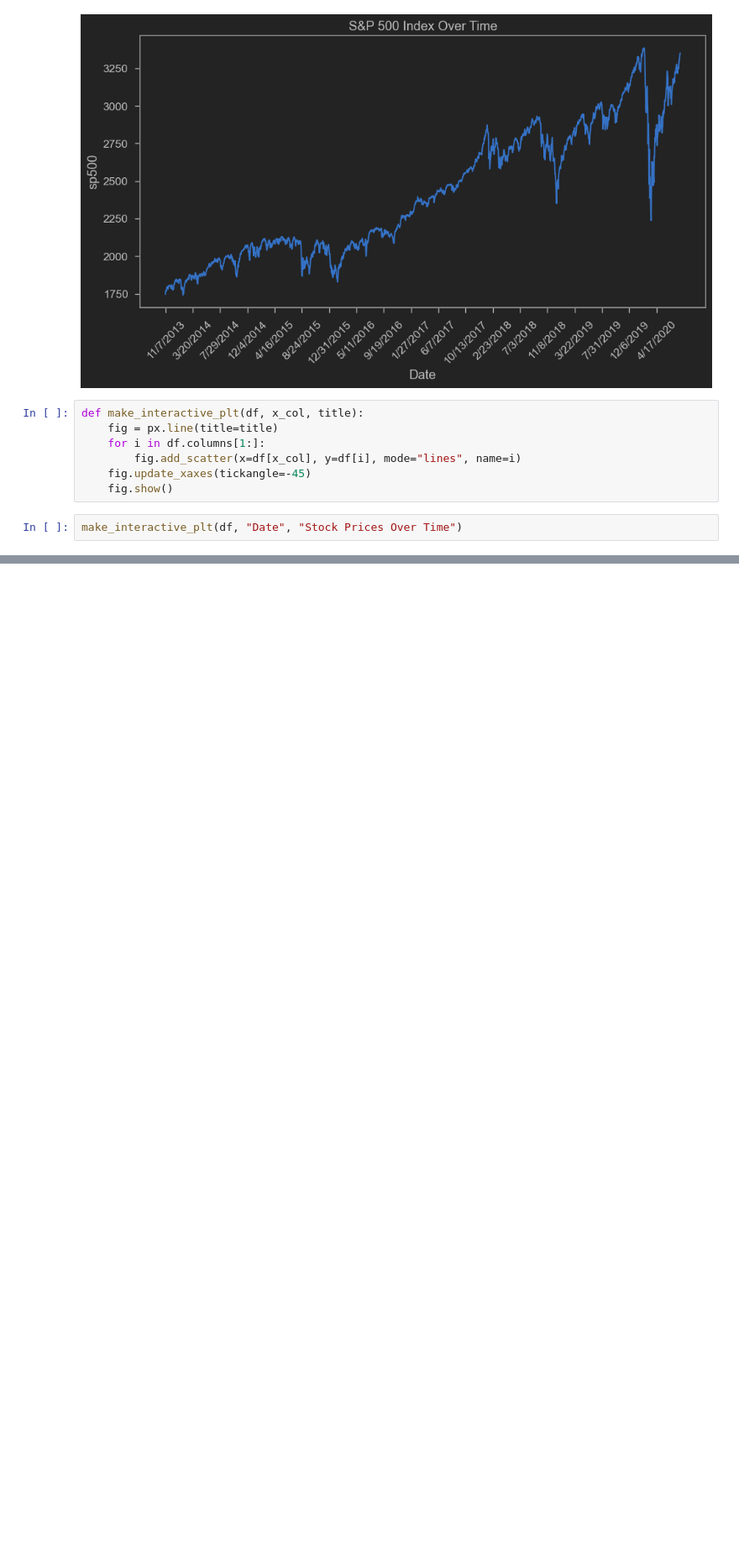
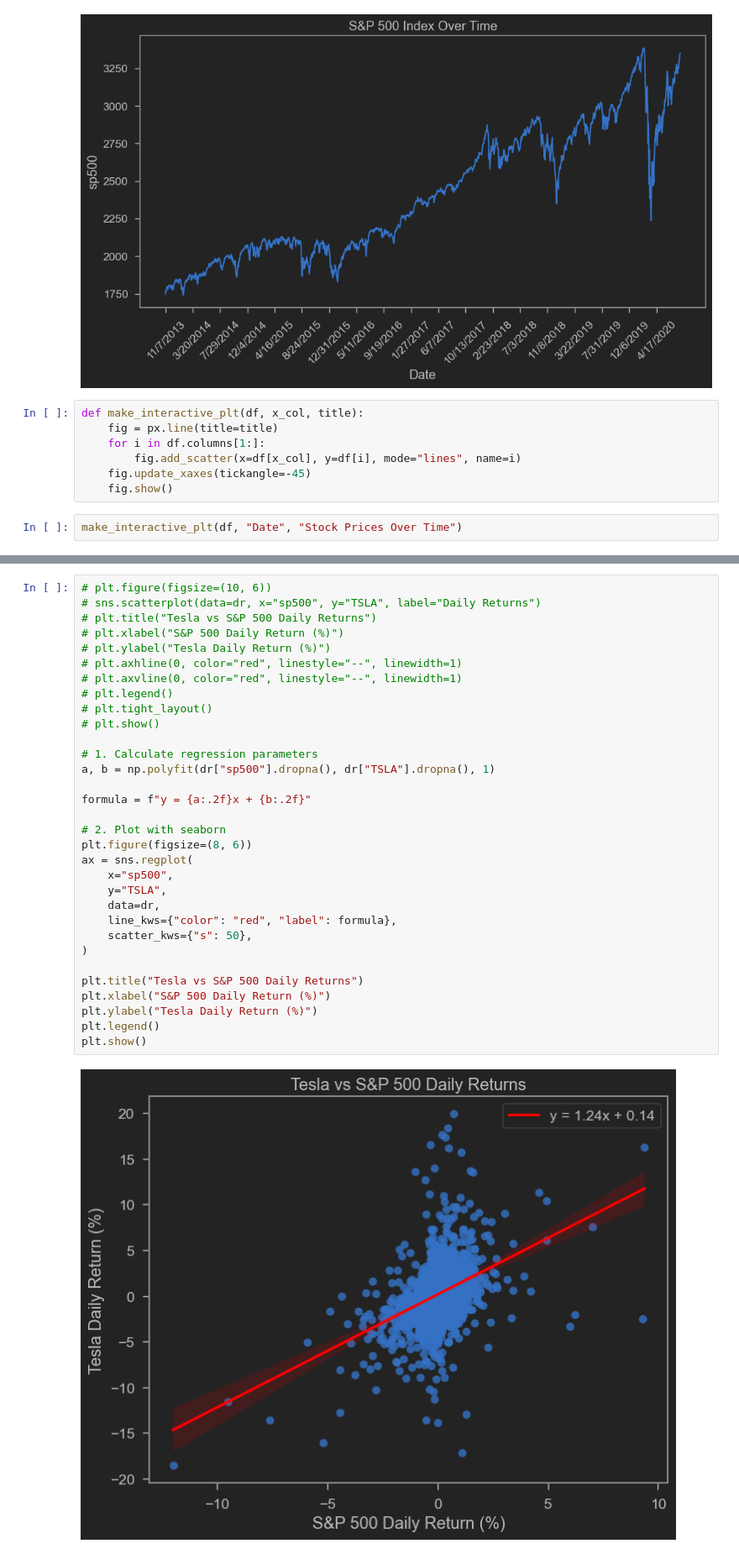
Before and after one commit to pete-rodrigue/capm-model, a Jupyter notebook: capm.ipynb, the cells around one changed output, grey strips where cells are left out. Shown at 84% size. Saved outputs shown, nothing was run; the diff lists cells and outputs as text; blank space fills up the shorter version.

```diff
--- a/capm.ipynb
+++ b/capm.ipynb
@@ -103,0 +135,34 @@ make_interactive_plt(df, "Date", "Stock Prices Over Time")
+# %%
+# plt.figure(figsize=(10, 6))
+# sns.scatterplot(data=dr, x="sp500", y="TSLA", label="Daily Returns")
+# plt.title("Tesla vs S&P 500 Daily Returns")
+# plt.xlabel("S&P 500 Daily Return (%)")
+# plt.ylabel("Tesla Daily Return (%)")
+# plt.axhline(0, color="red", linestyle="--", linewidth=1)
+# plt.axvline(0, color="red", linestyle="--", linewidth=1)
+# plt.legend()
+# plt.tight_layout()
+# plt.show()
+
+# 1. Calculate regression parameters
+a, b = np.polyfit(dr["sp500"].dropna(), dr["TSLA"].dropna(), 1)
+
+formula = f"y = {a:.2f}x + {b:.2f}"
+
+# 2. Plot with seaborn
+plt.figure(figsize=(8, 6))
+ax = sns.regplot(
+    x="sp500",
+    y="TSLA",
+    data=dr,
+    line_kws={"color": "red", "label": formula},
+    scatter_kws={"s": 50},
+)
+
+plt.title("Tesla vs S&P 500 Daily Returns")
+plt.xlabel("S&P 500 Daily Return (%)")
+plt.ylabel("Tesla Daily Return (%)")
+plt.legend()
+plt.show()
+# %% [output]
+[figure, added]
```
Also changed, not shown: parts of 11 cells of this notebook.
